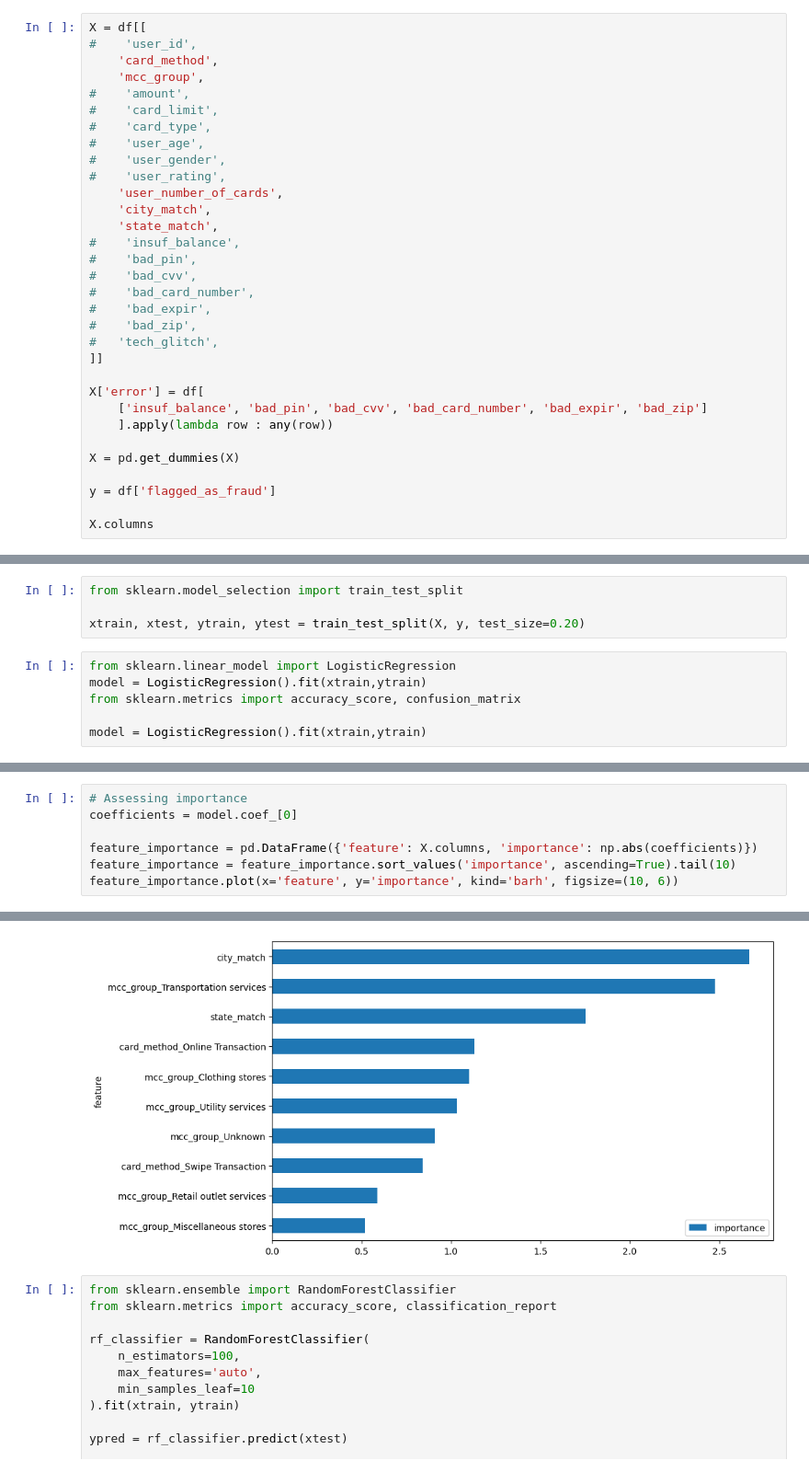
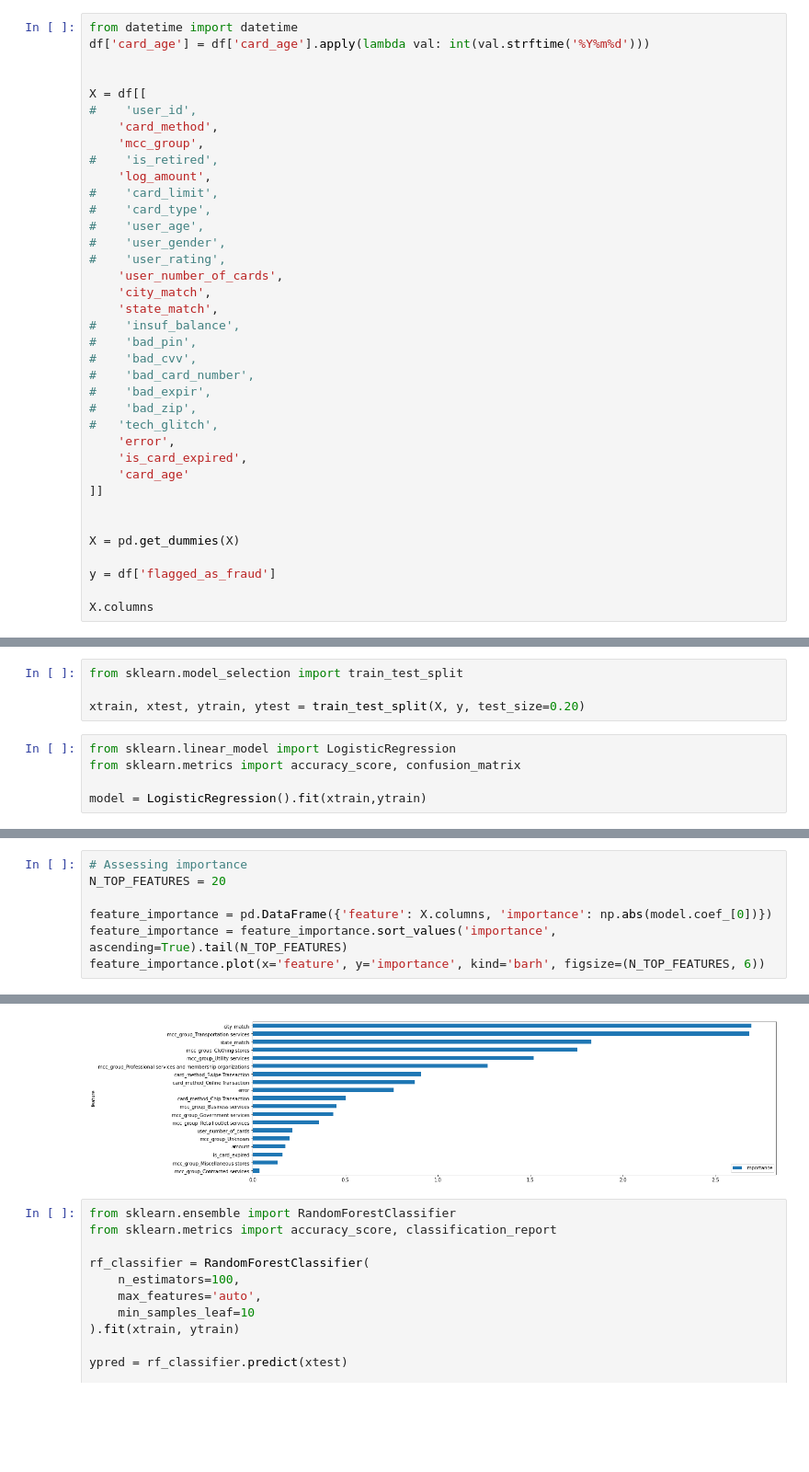
Before and after one commit to myhavok/bi-project, a Jupyter notebook: notebooks/predictive_model.ipynb, the cells around one changed output, grey strips where cells are left out. Shown at 92% size. Drawn from its saved outputs; the diff is of its cells as text; blank space fills up the shorter version.

```diff
--- a/notebooks/predictive_model.ipynb
+++ b/notebooks/predictive_model.ipynb
@@ -9,11 +9,16 @@ warnings.filterwarnings("ignore")
 
 df = pd.read_csv('../data/cleaned.csv')
 # %%
+from datetime import datetime
+df['card_age'] = df['card_age'].apply(lambda val: int(val.strftime('%Y%m%d')))
+
+
 X = df[[
 #    'user_id',
     'card_method',
     'mcc_group',
-#    'amount',
+#    'is_retired',
+    'log_amount',
 #    'card_limit',
 #    'card_type',
 #    'user_age',
@@ -29,11 +34,11 @@ X = df[[
 #    'bad_expir',
 #    'bad_zip',
 #   'tech_glitch',
+    'error',
+    'is_card_expired',
+    'card_age'
 ]]
 
-X['error'] = df[
-    ['insuf_balance', 'bad_pin', 'bad_cvv', 'bad_card_number', 'bad_expir', 'bad_zip']
-    ].apply(lambda row : any(row))
 
 X = pd.get_dummies(X)
 
@@ -56,7 +63,6 @@ from sklearn.model_selection import train_test_split
 xtrain, xtest, ytrain, ytest = train_test_split(X, y, test_size=0.20)
 # %%
 from sklearn.linear_model import LogisticRegression
-model = LogisticRegression().fit(xtrain,ytrain)
 from sklearn.metrics import accuracy_score, confusion_matrix
 
 model = LogisticRegression().fit(xtrain,ytrain)
@@ -76,8 +84,8 @@ Confusion Matrix:
 # %%
 # Assessing importance
-coefficients = model.coef_[0]
+N_TOP_FEATURES = 20
 
-feature_importance = pd.DataFrame({'feature': X.columns, 'importance': np.abs(coefficients)})
-feature_importance = feature_importance.sort_values('importance', ascending=True).tail(10)
-feature_importance.plot(x='feature', y='importance', kind='barh', figsize=(10, 6))
+feature_importance = pd.DataFrame({'feature': X.columns, 'importance': np.abs(model.coef_[0])})
+feature_importance = feature_importance.sort_values('importance', ascending=True).tail(N_TOP_FEATURES)
+feature_importance.plot(x='feature', y='importance', kind='barh', figsize=(N_TOP_FEATURES, 6))
 # %% [output]
@@ -85,4 +93,4 @@ feature_importance.plot(x='feature', y='importance', kind='barh', figsize=(10, 6
-[figure, old version]
+[figure, new version]
 # %%
 from sklearn.ensemble import RandomForestClassifier
 from sklearn.metrics import accuracy_score, classification_report
```
Also changed, not shown: parts of 5 cells of this notebook, 2 other files.
